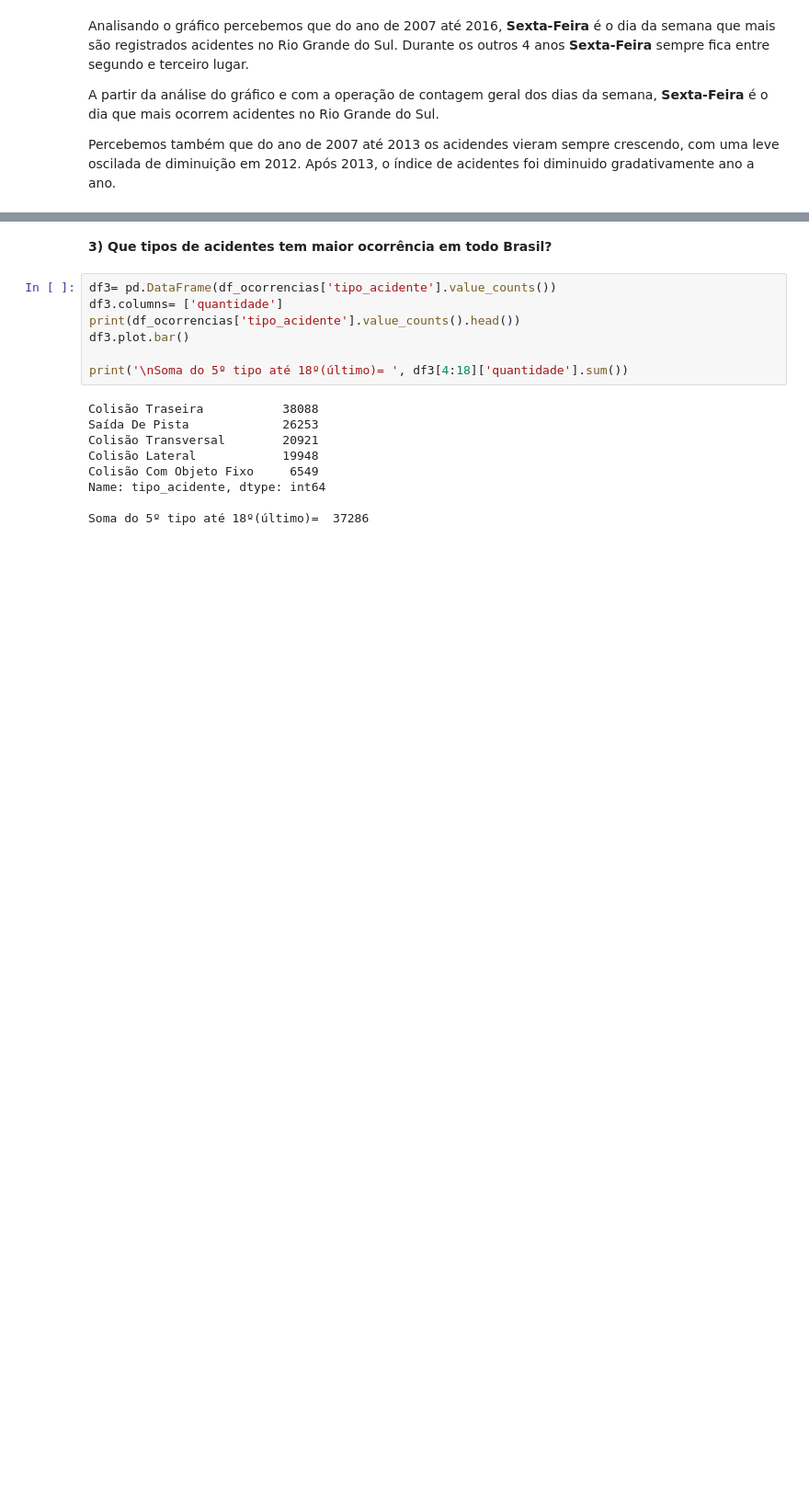
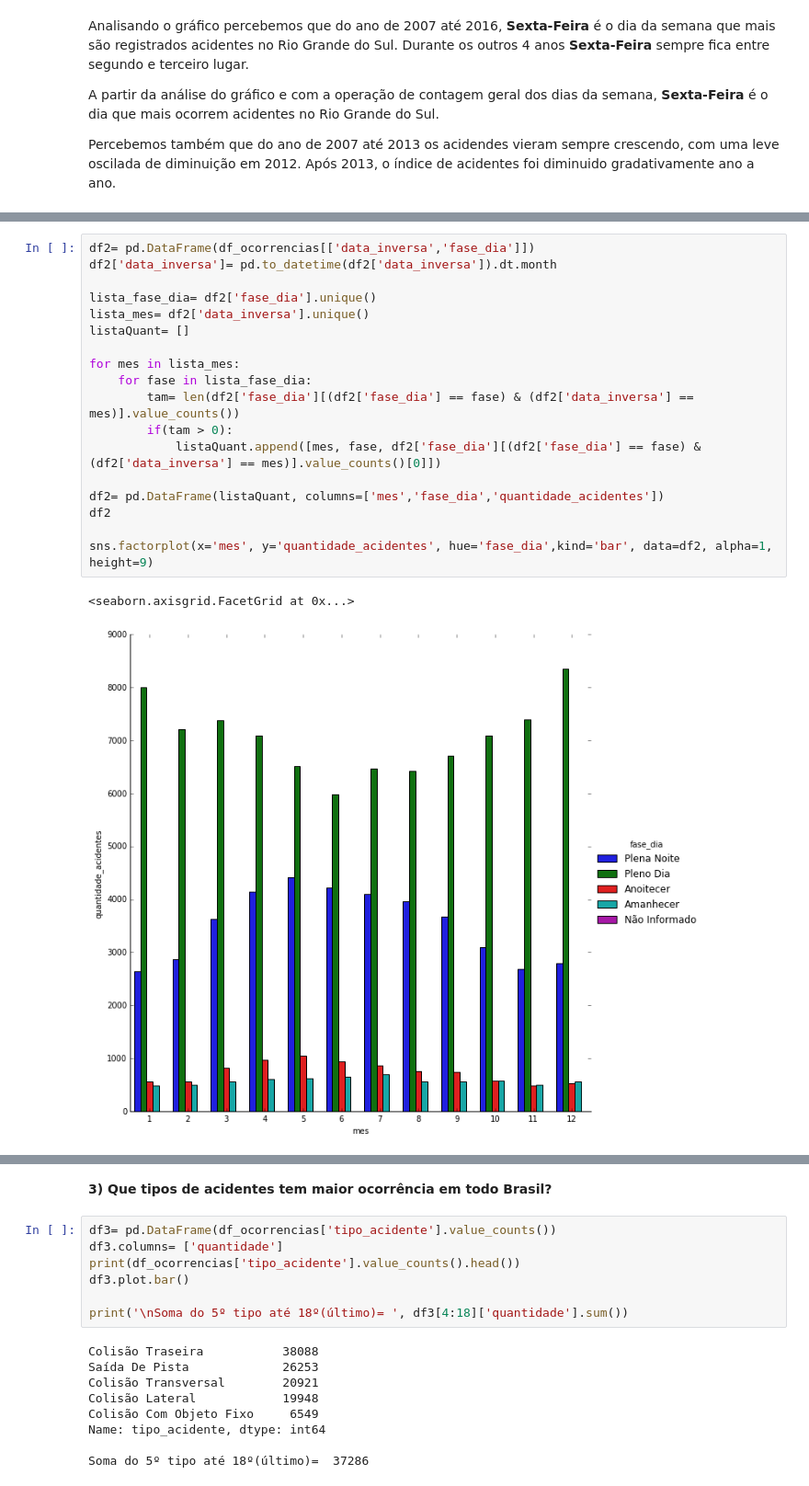
Before and after one commit to XQDLteam/brazil_highway_accidents, a Jupyter notebook: acidentes_br.ipynb, the cells around one changed output, grey strips where cells are left out. Shown at 92% size. Cells and saved outputs as stored; diff of their text form; blank space fills up the shorter version.

```diff
--- a/acidentes_br.ipynb
+++ b/acidentes_br.ipynb
@@ -201,0 +210,21 @@ Percebemos também que do ano de 2007 até 2013 os acidendes vieram sempre cresc
+# %%
+df2= pd.DataFrame(df_ocorrencias[['data_inversa','fase_dia']])
+df2['data_inversa']= pd.to_datetime(df2['data_inversa']).dt.month
+
+lista_fase_dia= df2['fase_dia'].unique()
+lista_mes= df2['data_inversa'].unique()
+listaQuant= []
+
+for mes in lista_mes:
+    for fase in lista_fase_dia:
+        tam= len(df2['fase_dia'][(df2['fase_dia'] == fase) & (df2['data_inversa'] == mes)].value_counts())
+        if(tam > 0):
+            listaQuant.append([mes, fase, df2['fase_dia'][(df2['fase_dia'] == fase) & (df2['data_inversa'] == mes)].value_counts()[0]])
+
+df2= pd.DataFrame(listaQuant, columns=['mes','fase_dia','quantidade_acidentes'])
+df2
+
+sns.factorplot(x='mes', y='quantidade_acidentes', hue='fase_dia',kind='bar', data=df2, alpha=1, height=9)
+# %% [output]
+<seaborn.axisgrid.FacetGrid at 0x...>
+[figure, added]
```
Also changed, not shown: parts of 6 cells of this notebook.
